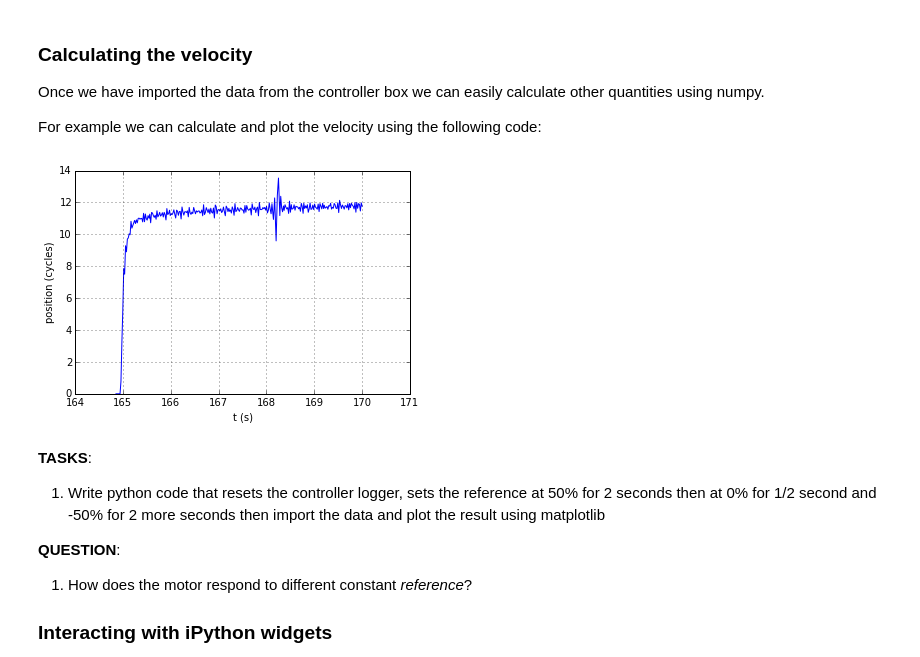
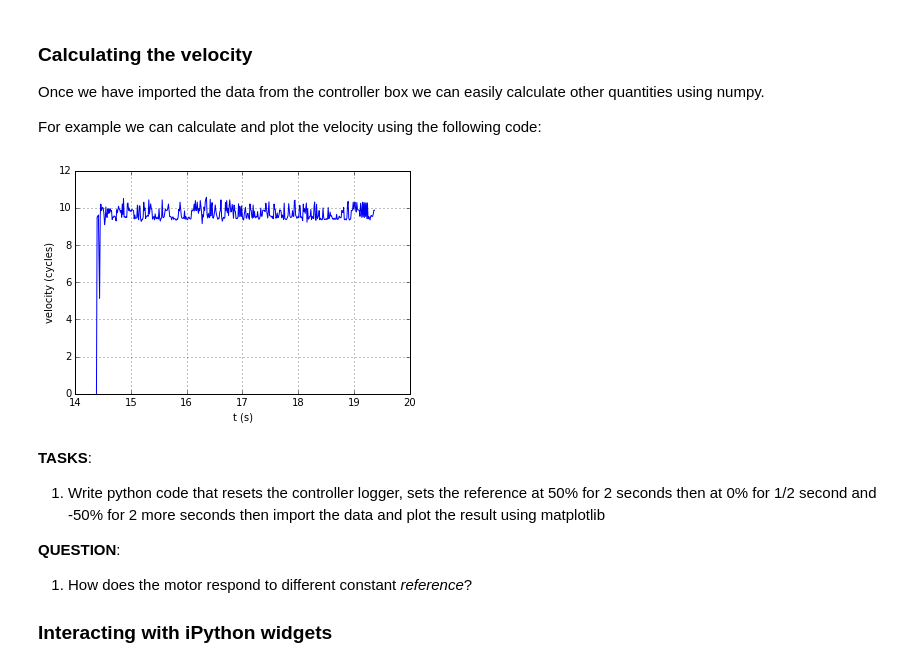
Before and after one commit to mcdeoliveira/pyctrl, a Jupyter notebook: python/notebook/1 First Steps with the DC Motor.ipynb, the cells around one changed output. Drawn from its saved outputs; the diff is of its cells as text; code cells hidden in the pictures.

```diff
--- a/python/notebook/1 First Steps with the DC Motor.ipynb
+++ b/python/notebook/1 First Steps with the DC Motor.ipynb
@@ -31,7 +36,7 @@ and set the reference at 100% for 5 seconds.
 **IMPORTANT**: After executing the following lines the notebook interface will *freeze* for 5 seconds. You will know when you're done when the \* inside `In[*]` changes into a number and the circle on the top of the notebook turns empty again.
 # %%
 with controller:
-    controller.set_reference1(100)
+    controller.set_signal('motor1', 100)
     time.sleep(5)
 # %% [markdown]
 **TASKS**:
@@ -58,0 +64,2 @@ After the block terminates we can use `get_log` to import the data from the cont
+# %%
+controller.add_sink('logger', Logger(), ['clock', 'encoder1'])
@@ -58,0 +77,4 @@ After the block terminates we can use `get_log` to import the data from the cont
+# %%
+with controller:
+    controller.set_signal('motor1', 100)
+    time.sleep(5)
@@ -59,3 +83,3 @@ After the block terminates we can use `get_log` to import the data from the cont
 # %%
-log = controller.get_log()
+log = controller.read_sink('logger')
 # %% [markdown]
@@ -87,12 +114,13 @@ For example we can calculate and plot the velocity using the following code:
 # %%
 velocity = np.zeros(position.shape)
 velocity[1:] = (position[1:] - position[:-1])/(t[1:]-t[:-1])
+
 plt.plot(t, velocity)
 plt.xlabel('t (s)')
-plt.ylabel('position (cycles)')
+plt.ylabel('velocity (cycles)')
 plt.grid()
 # %% [output]
-[figure, old version]
+[figure, new version]
 # %% [markdown]
 **TASKS**:
 1. Write python code that resets the controller logger, sets the reference at 50% for 2 seconds then at 0% for 1/2 second and -50% for 2 more seconds then import the data and plot the result using matplotlib
```
Also changed, not shown: parts of 23 cells of this notebook, 21 other files.
